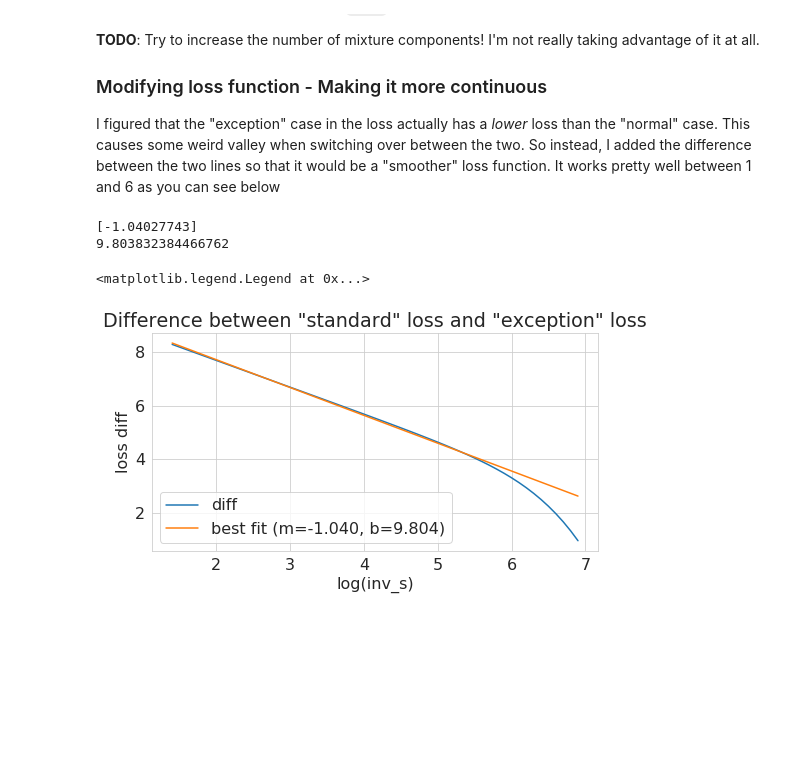
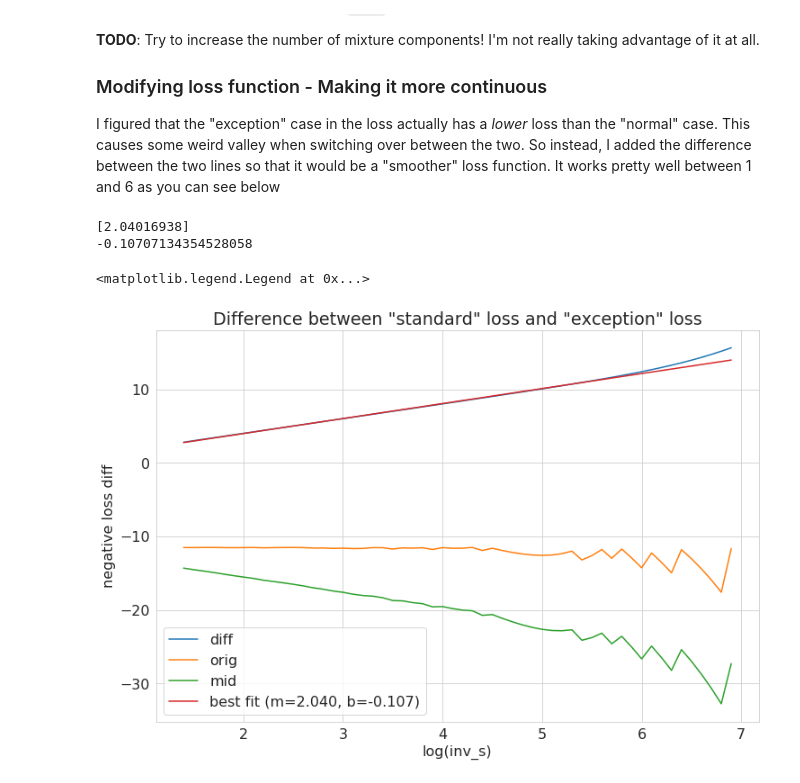
Before and after one commit to bjlkeng/sandbox, a Jupyter notebook: notebooks/pixel_cnn/pixelcnn-test_loss_pixelconv2d-image.ipynb, the cells around one changed output. Cells and saved outputs as stored; diff of their text form; code cells hidden in the pictures; blank space fills up the shorter version.

```diff
--- a/notebooks/pixel_cnn/pixelcnn-test_loss_pixelconv2d-image.ipynb
+++ b/notebooks/pixel_cnn/pixelcnn-test_loss_pixelconv2d-image.ipynb
@@ -193,10 +193,11 @@ Trainable params: 40,720,905
 Non-trainable params: 0
 __________________________________________________________________________________________________
 # %%
-start = time.time()
+early_stopping = keras.callbacks.EarlyStopping('loss', min_delta=1.0, patience=100)
+reduce_lr = keras.callbacks.ReduceLROnPlateau(monitor='loss', factor=0.5, patience=10, min_lr=0.01 * learning_rate)
+filepath='./checkpoints/model-weights-2019-05-30.hdf5'
+checkpoint = keras.callbacks.ModelCheckpoint(filepath, monitor='loss', verbose=1, save_best_only=True, mode='auto', period=10)
 
-early_stopping = keras.callbacks.EarlyStopping('loss', min_delta=1.0, patience=20)
-reduce_lr = keras.callbacks.ReduceLROnPlateau(monitor='loss', factor=0.5, patience=10, min_lr=0.01 * learning_rate)
 #tensorboard = keras.callbacks.TensorBoard(log_dir='./logs_2019-05-13/' + str(int(time.time() % 10000)),
 #                                          histogram_freq=1, batch_size=1,
 #                                          write_grads=True, write_images=True, update_freq='batch')
@@ -206,14 +207,10 @@ history = model.fit(
     batch_size=batch_size,
     #epochs=epochs,
     epochs=500,
-    callbacks=[TQDMNotebookCallback(), early_stopping, reduce_lr],#, tensorboard],
+    callbacks=[TQDMNotebookCallback(), early_stopping, reduce_lr],#, checkpoint],#, tensorboard],
     #validation_data=(X_train, X_train),
     verbose=0
 )
-
-done = time.time()
-elapsed = done - start
-print("Elapsed: ", elapsed)
 # %% [output]
 [interactive output not drawn]
 [interactive output not drawn]
@@ -503,11 +502,13 @@ from sklearn.linear_model import LinearRegression
 def softplus(x):
     return np.log(1 + np.exp(x))
 
-plt.figure(figsize=(8,4))
+plt.figure(figsize=(12,8))
 sns.set_style("whitegrid")
 plt.rcParams.update({'font.size': 16})
 
 vals = {}
+orig = {}
+mid = {}
 invss = [1.0 + 0.1 * x for x in range(60)]
 for index, invs in enumerate(invss):
     vertline = None
@@ -519,36 +520,46 @@ for index, invs in enumerate(invss):
         cdfplus_arg = (centered_mean + offset) * np.exp(invs)
         mid_in = centered_mean * np.exp(invs)
         log_pdf_mid = -mid_in - invs - 2. * softplus(-mid_in)
 
         loss_standard = sigmoid(cdfplus_arg) - sigmoid(cdfminus_arg)
-        loss_mid = mid_in - np.log(127.5)
+        loss_mid = log_pdf_mid - np.log(127.5)
         if loss_standard < 1e-5 and vertline is None:
             vertline = i
             mid_vert = loss_mid
-            vals[invs] = -np.log(loss_standard) - mid_vert
+            orig[invs] = np.log(loss_standard)
+            mid[invs] = mid_vert
+            vals[invs] = np.log(loss_standard) - mid_vert
             break
 
 s = pd.Series(vals, name='diff')
 ax = plt.subplot(1, 1, 1)
 s.plot(ax=ax)
 s.describe()
+
+sorig = pd.Series(orig, name='orig')
+ax = plt.subplot(1, 1, 1)
+sorig.plot(ax=ax)
+
+smid = pd.Series(mid, name='mid')
+ax = plt.subplot(1, 1, 1)
+smid.plot(ax=ax)
 
 # Fit line to only linear part
 s2 = s.iloc[:-10].copy()
 model = LinearRegression()
 model.fit(s2.index.get_values().reshape(-1, 1), s2.get_values())
 print(model.coef_), print(model.intercept_)
 m = model.coef_[0]
 b = model.intercept_
 
 pd.Series([m * x + b for x in s.index.get_values()], index=s.index, name='best fit (m=%.3f, b=%.3f)' % (m, b)).plot(ax=ax)
 
 ax.title.set_text('Difference between "standard" loss and "exception" loss')
 plt.xlabel("log(inv_s)")
-plt.ylabel("loss diff")
+plt.ylabel("negative loss diff")
 ax.legend()
 # %% [output]
-[-1.04027743]
-9.803832384466762
+[2.04016938]
+-0.10707134354528058
 <matplotlib.legend.Legend at 0x...>
-[figure, old version]
+[figure, new version]
```
Also changed, not shown: parts of 5 cells of this notebook, 2 other files.
